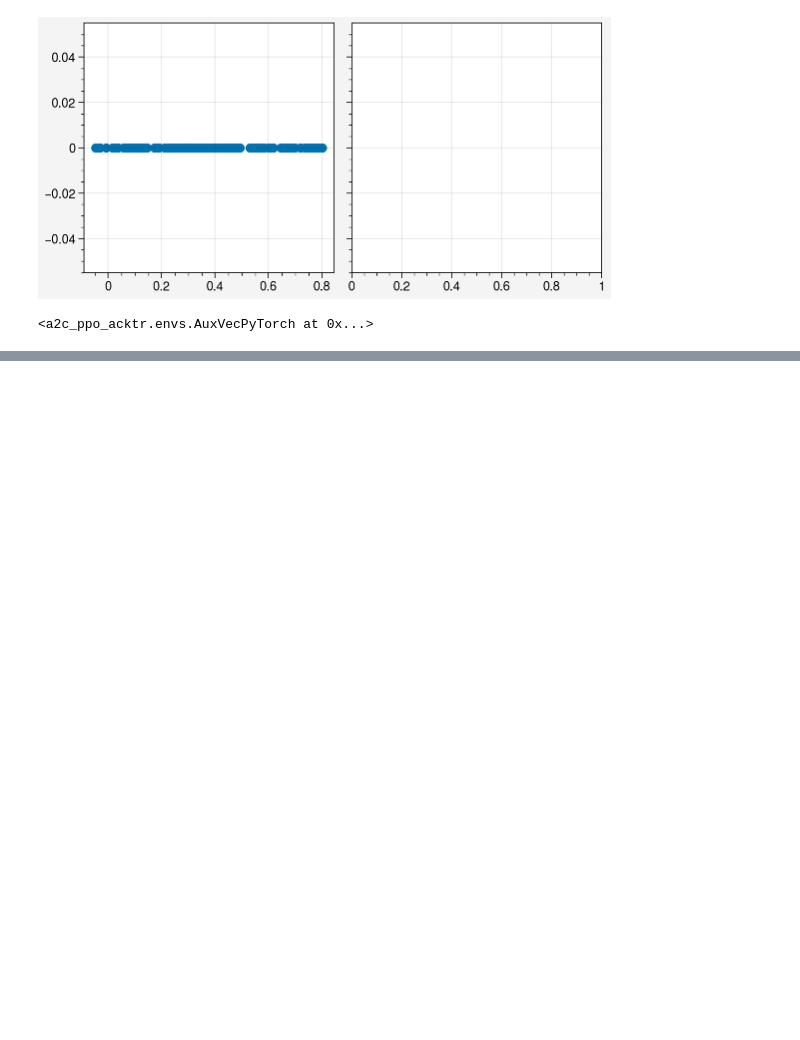
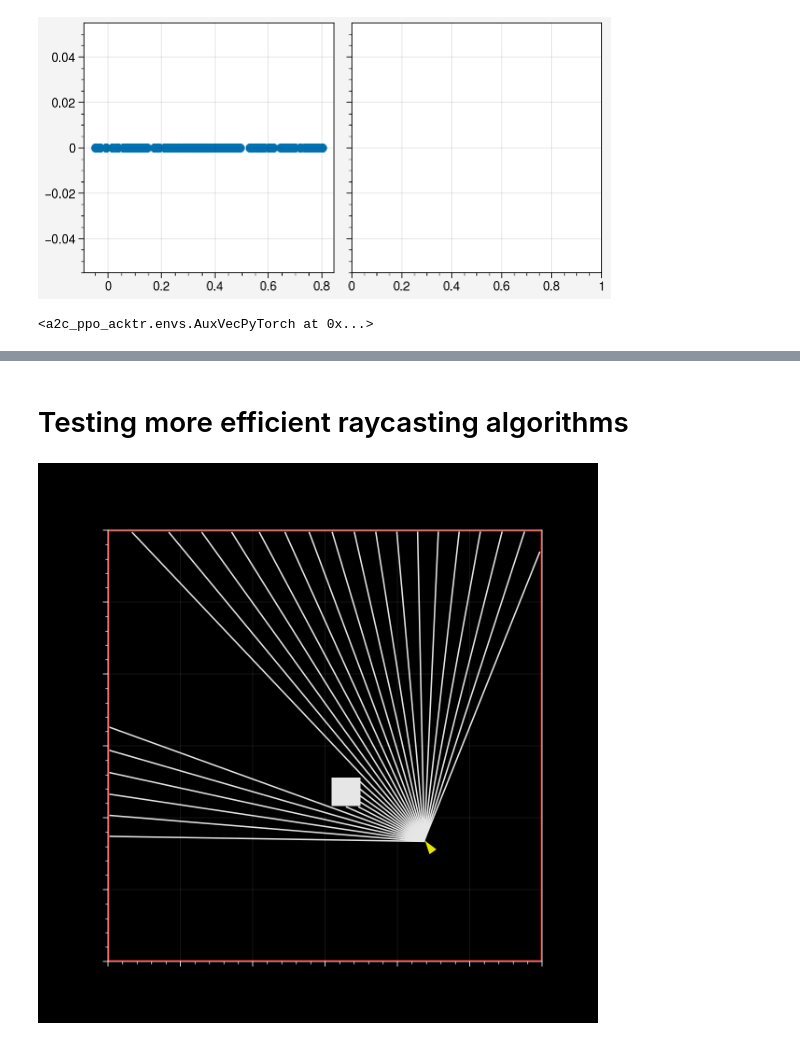
Before and after one commit to liuandrew/training-rl-algo, a Jupyter notebook: write_and_test/manual_testing.ipynb, the cells around one changed output, grey strips where cells are left out. Saved outputs shown, nothing was run; the diff lists cells and outputs as text; code cells hidden in the pictures; blank space fills up the shorter version.

```diff
--- a/write_and_test/manual_testing.ipynb
+++ b/write_and_test/manual_testing.ipynb
@@ -1992,0 +1990,9 @@ a2c_ppo_acktr.algo.ppo.PPO
+# %% [markdown]
+# Testing more efficient raycasting algorithms
+# %%
+env = gym.make('NavEnv-v0')
+# %%
+env.reset()
+env.render('human')
+# %% [output]
+[figure, added]
```
Also changed, not shown: parts of 34 cells of this notebook, 4 other files.
